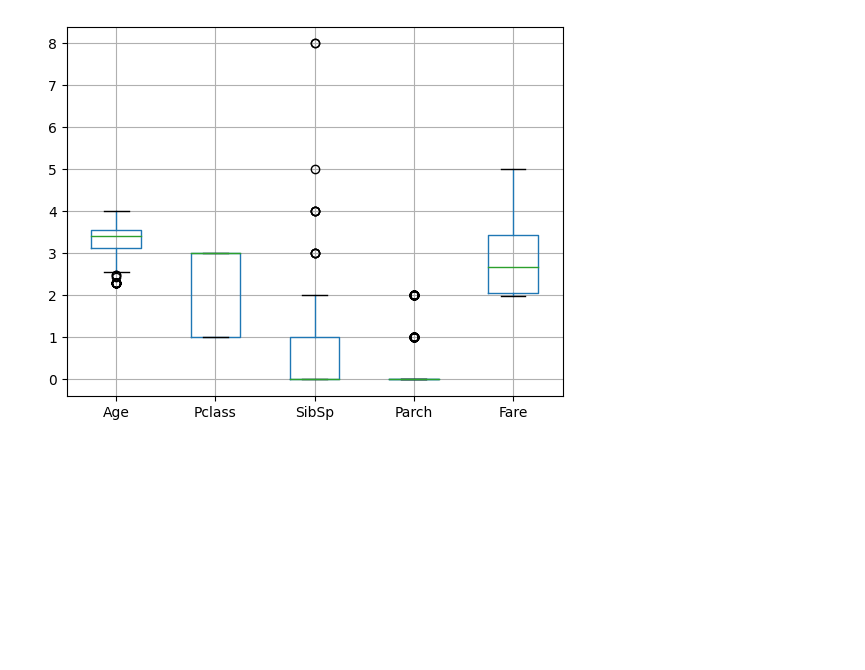
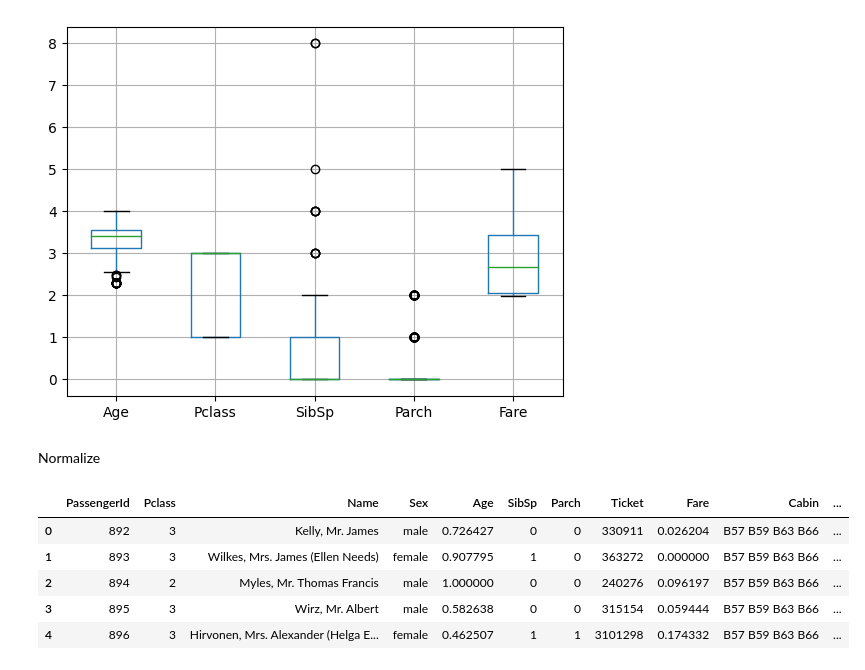
Before and after one commit to dawoodrizwan-05/Data-Science-Titanic-Dataset-Exploration-and-Cleaning, a Jupyter notebook: code.ipynb, the cells around one changed output. Saved outputs shown, nothing was run; the diff lists cells and outputs as text; code cells hidden in the pictures; blank space fills up the shorter version.

```diff
--- a/code.ipynb
+++ b/code.ipynb
@@ -586,3 +615,5 @@ test_data.boxplot(['Age','Pclass','SibSp','Parch','Fare'])
 # %% [output]
 <Axes: >
 [figure]
+# %% [markdown]
+Normalize
@@ -588,0 +622,14 @@ test_data.boxplot(['Age','Pclass','SibSp','Parch','Fare'])
+# %%
+numerical_columns2=['Age', 'Fare']
+# %%
+scaler = MinMaxScaler()
+df[numerical_columns2] = scaler.fit_transform(df[numerical_columns2])
+# %%
+df.head()
+# %% [output]
+|  | PassengerId | Pclass | Name | Sex | Age | SibSp | Parch | Ticket | Fare | Cabin | ... |
+| 0 | 892 | 3 | Kelly, Mr. James | male | 0.726427 | 0 | 0 | 330911 | 0.026204 | B57 B59 B63 B66 | ... |
+| 1 | 893 | 3 | Wilkes, Mrs. James (Ellen Needs) | female | 0.907795 | 1 | 0 | 363272 | 0.000000 | B57 B59 B63 B66 | ... |
+| 2 | 894 | 2 | Myles, Mr. Thomas Francis | male | 1.000000 | 0 | 0 | 240276 | 0.096197 | B57 B59 B63 B66 | ... |
+| 3 | 895 | 3 | Wirz, Mr. Albert | male | 0.582638 | 0 | 0 | 315154 | 0.059444 | B57 B59 B63 B66 | ... |
+| 4 | 896 | 3 | Hirvonen, Mrs. Alexander (Helga E... | female | 0.462507 | 1 | 1 | 3101298 | 0.174332 | B57 B59 B63 B66 | ... |
```
Also changed, not shown: parts of 8 cells of this notebook.
